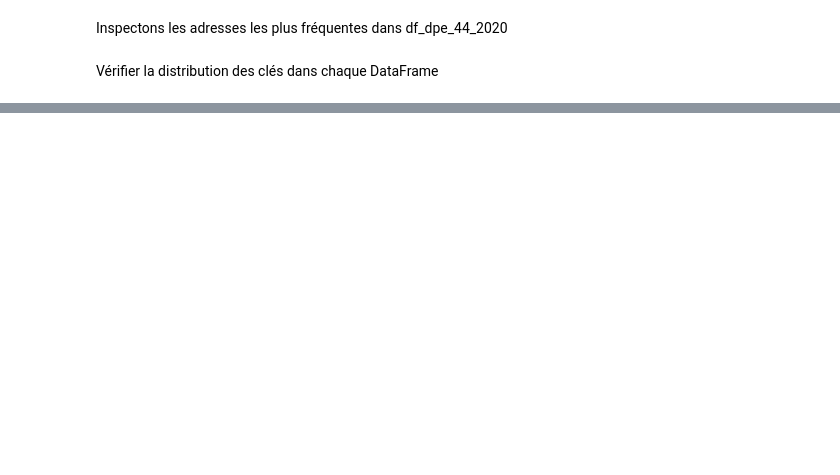
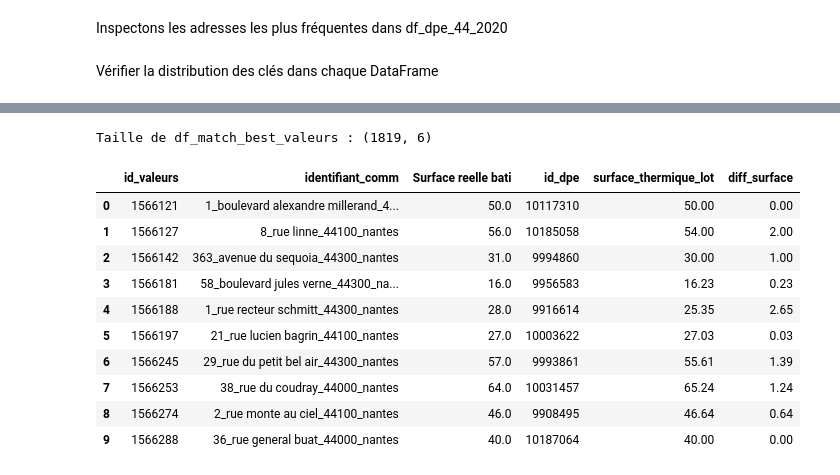
Before and after one commit to isaurepillet/STATAPP, a Jupyter notebook: isaure3.ipynb, the cells around one changed output, grey strips where cells are left out. Drawn from its saved outputs; the diff is of its cells as text; code cells hidden in the pictures; blank space fills up the shorter version.

```diff
--- a/isaure3.ipynb
+++ b/isaure3.ipynb
@@ -540,0 +699,39 @@ Clé la plus fréquente dans df_valeurs_44 : __44380_pornichet
+# %%
+# 1) Donner un ID unique
+df_valeurs_44 = df_valeurs_44.reset_index(drop=False).rename(columns={'index':'id_valeurs'})
+df_dpe_44_2020 = df_dpe_44_2020.reset_index(drop=False).rename(columns={'index':'id_dpe'})
+
+# 2) Créer df_valeurs_surf, df_dpe_surf (identifiant_comm + surfaces + id)
+df_valeurs_surf = df_valeurs_44[['id_valeurs','identifiant_comm','Surface reelle bati']]
+df_dpe_surf = df_dpe_44_2020[['id_dpe','identifiant_comm','surface_thermique_lot']]
+
+# 3) Merge sur identifiant_comm
+df_merge_surf = pd.merge(df_valeurs_surf, df_dpe_surf, on='identifiant_comm', how='inner')
+
+# 4) Calculer diff_surface
+df_merge_surf['diff_surface'] = (
+    df_merge_surf['Surface reelle bati'] - df_merge_surf['surface_thermique_lot']
+).abs()
+
+# 5) Filtrer sur un seuil (ex: < 5 m²)
+df_merge_surf = df_merge_surf[df_merge_surf['diff_surface'] < 5]
+
+# 6) Pour chaque id_valeurs, on garde la paire la plus proche
+df_merge_surf = df_merge_surf.sort_values('diff_surface')
+df_match_best_valeurs = df_merge_surf.groupby('id_valeurs', as_index=False).first()
+
+print("Taille de df_match_best_valeurs :", df_match_best_valeurs.shape)
+df_match_best_valeurs.head(10)
+# %% [output]
+Taille de df_match_best_valeurs : (1819, 6)
+|  | id_valeurs | identifiant_comm | Surface reelle bati | id_dpe | surface_thermique_lot | diff_surface |
+| 0 | 1566121 | 1_boulevard alexandre millerand_4... | 50.0 | 10117310 | 50.00 | 0.00 |
+| 1 | 1566127 | 8_rue linne_44100_nantes | 56.0 | 10185058 | 54.00 | 2.00 |
+| 2 | 1566142 | 363_avenue du sequoia_44300_nantes | 31.0 | 9994860 | 30.00 | 1.00 |
+| 3 | 1566181 | 58_boulevard jules verne_44300_na... | 16.0 | 9956583 | 16.23 | 0.23 |
+| 4 | 1566188 | 1_rue recteur schmitt_44300_nantes | 28.0 | 9916614 | 25.35 | 2.65 |
+| 5 | 1566197 | 21_rue lucien bagrin_44100_nantes | 27.0 | 10003622 | 27.03 | 0.03 |
+| 6 | 1566245 | 29_rue du petit bel air_44300_nantes | 57.0 | 9993861 | 55.61 | 1.39 |
+| 7 | 1566253 | 38_rue du coudray_44000_nantes | 64.0 | 10031457 | 65.24 | 1.24 |
+| 8 | 1566274 | 2_rue monte au ciel_44100_nantes | 46.0 | 9908495 | 46.64 | 0.64 |
+| 9 | 1566288 | 36_rue general buat_44000_nantes | 40.0 | 10187064 | 40.00 | 0.00 |
```
Also changed, not shown: parts of 23 cells of this notebook.
